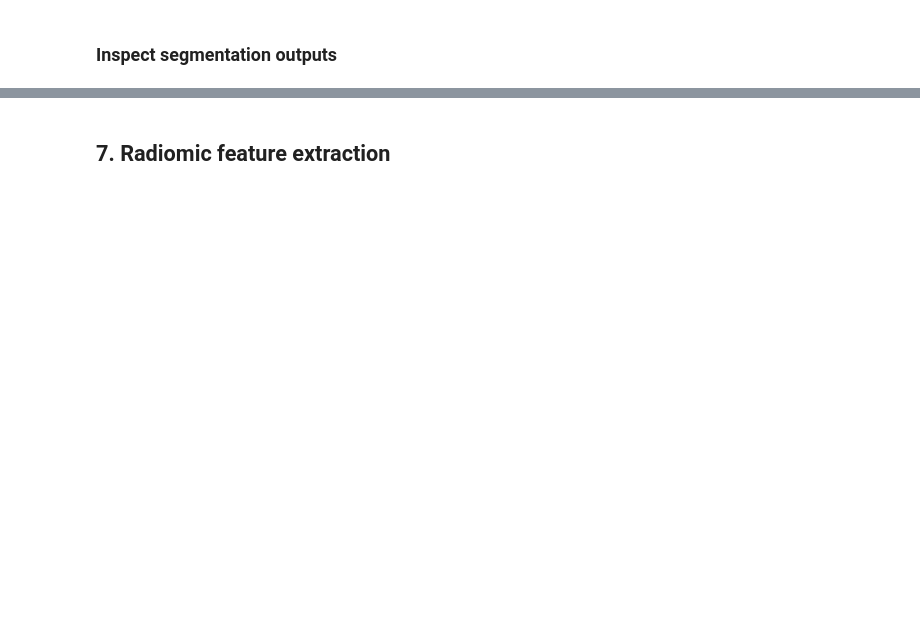
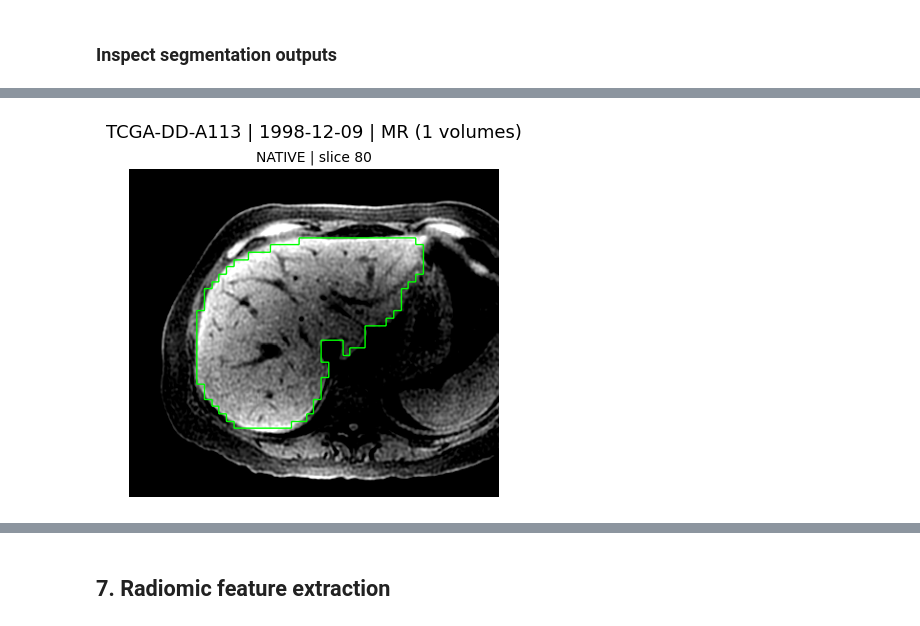
Before and after one commit to dmandache/IMPERANDI, a Jupyter notebook: examples/demos/demo_full.ipynb, the cells around one changed output, grey strips where cells are left out. Drawn from its saved outputs; the diff is of its cells as text; code cells hidden in the pictures; blank space fills up the shorter version.

```diff
--- a/examples/demos/demo_full.ipynb
+++ b/examples/demos/demo_full.ipynb
@@ -411,0 +463,80 @@ Segmented volumes: 24/24
+# %%
+import nibabel as nib
+import numpy as np
+import matplotlib.pyplot as plt
+from math import ceil
+
+df = segmented.dropna(subset=["nifti_path", "mask_liver"]).copy()
+
+# Keep only the first patient appearing in the table
+first_patient = df["patient_key"].dropna().iloc[0]
+df = df[df["patient_key"] == first_patient].copy()
+
+group_cols = ["patient_key", "date", "Modality"]
+
+print(f"Showing exams for first patient: {first_patient}")
+
+for (patient, date, modality), exam in df.groupby(group_cols):
+    exam = exam.sort_values(["phase", "nifti_path"])
+    n = len(exam)
+    ncols = min(n, 4)
+    nrows = ceil(n / ncols)
+
+    fig, axes = plt.subplots(
+        nrows, ncols,
+        figsize=(4 * ncols, 4 * nrows),
+        squeeze=False
+    )
+
+    for ax, (_, row) in zip(axes.flat, exam.iterrows()):
+        img = nib.as_closest_canonical(nib.load(row["nifti_path"]))
+        mask = nib.as_closest_canonical(nib.load(row["mask_liver"]))
+
+        img_data = np.asarray(img.dataobj)
+        mask_data = np.asarray(mask.dataobj) > 0
+
+        # axial slice with largest liver area
+        z = np.argmax(mask_data.sum(axis=(0, 1)))
+
+        image_slice = img_data[:, :, z]
+        mask_slice = mask_data[:, :, z]
+
+        # display in axial anatomical orientation: transpose + horizontal flip
+        image_disp = np.fliplr(image_slice.T)
+        mask_disp = np.fliplr(mask_slice.T)
+
+        if modality == "CT":
+            vmin, vmax = -150, 250
+        else:
+            values = image_slice[mask_slice]
+            if values.size:
+                vmin, vmax = np.percentile(values, [2, 98])
+            else:
+                vmin, vmax = np.percentile(image_slice, [2, 98])
+
+        ax.imshow(
+            image_disp,
+            cmap="gray",
+            origin="lower",
+            vmin=vmin,
+            vmax=vmax,
+        )
+        ax.contour(
+            mask_disp,
+            levels=[0.5],
+            colors="lime",
+            linewidths=1.,
+        )
+        ax.set_title(f"{row.get('phase', 'NA')} | slice {z}", fontsize=10)
+        ax.axis("off")
+
+    for ax in axes.flat[n:]:
+        ax.axis("off")
+
+    fig.suptitle(
+        f"{patient} | {date} | {modality} ({n} volumes)",
+        fontsize=13
+    )
+    plt.tight_layout()
+    plt.show()
+# %% [output]
@@ -411,0 +544 @@ Segmented volumes: 24/24
+[figure, added]
```
Also changed, not shown: parts of 17 cells of this notebook.
